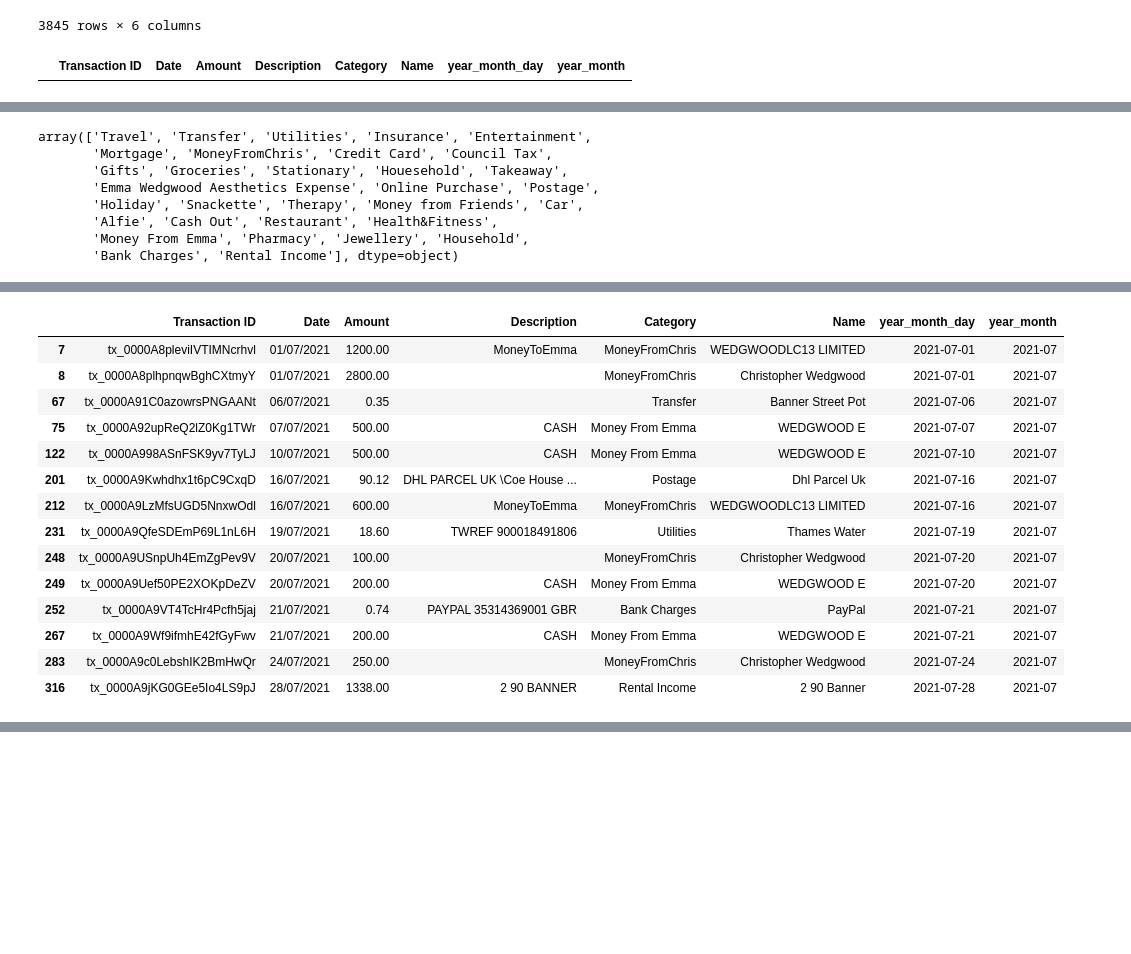
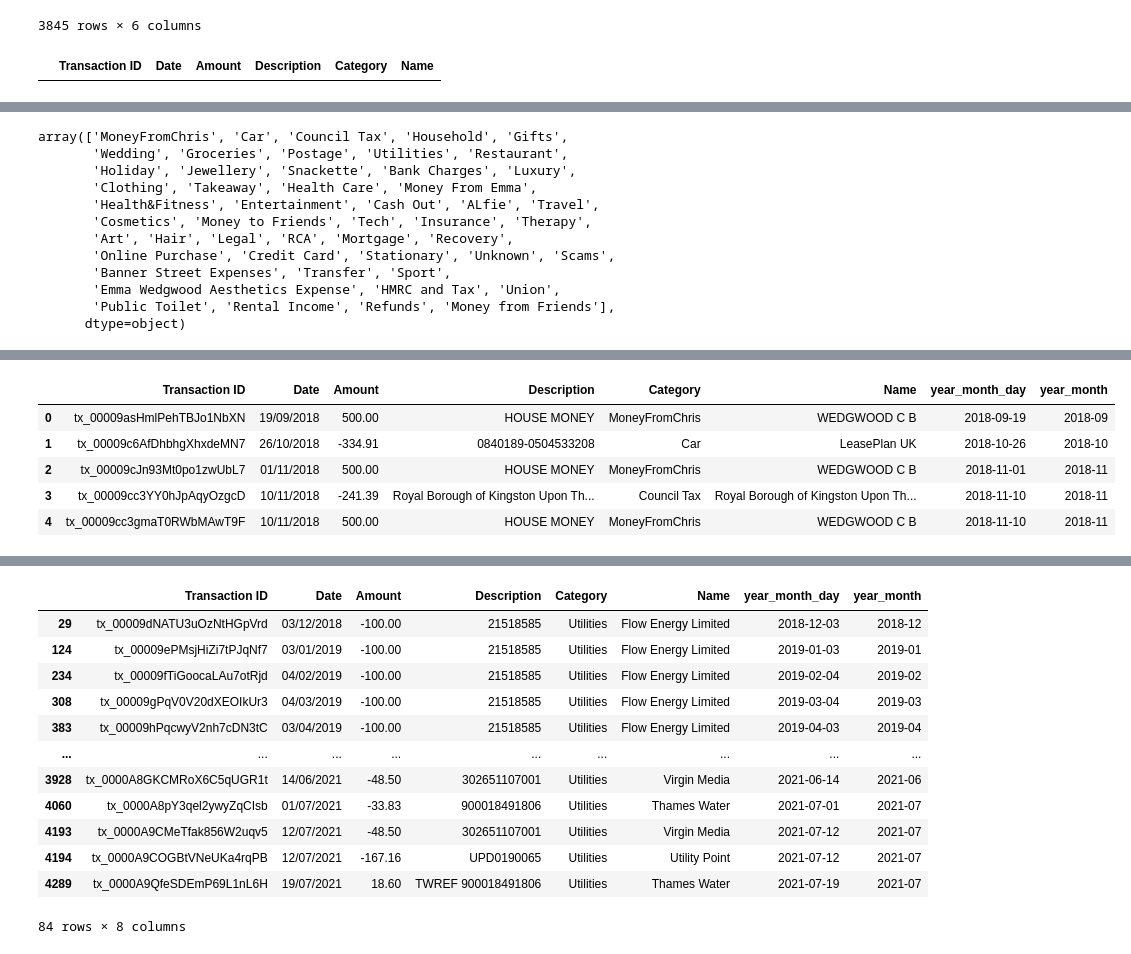
Before and after one commit to chriswedgwood/chriswedgwood, a Jupyter notebook: Finances.ipynb, the cells around one changed output, grey strips where cells are left out. Cells and saved outputs as stored; diff of their text form; code cells hidden in the pictures; blank space fills up the shorter version.

```diff
--- a/Finances.ipynb
+++ b/Finances.ipynb
@@ -79,7 +79,8 @@ df.loc[df['Name'].str.contains('Joannabenfi|Joanna'), ['Category']] = 'Therapy'
 df.loc[df['Name'].str.contains('2 90 Banner'), ['Category']] = 'Rental Income'
 df.loc[df['Name'].str.contains('Plenish Drinks|The Treestone Butchers|Lidl|S And S Food And Wine|Whistle Stop|HAWKS|Marks & Spencer|Waitrose|Tesco|Sainsbury|Co-op|Ada Food Centre|Ocado|Asda|Bevans Butchers'), ['Category']] = 'Groceries'
 df.loc[df['Name'].str.contains('www.party.de|Royal Botanic Garderns|Tickets|Ticketmaster|Rose Theatre|Hayu|Fever Uk|TV|www.vam.ac.uk|City Lit|London Victorians'), ['Category']] = 'Entertainment'
-df.loc[df['Name'].str.contains('B2b Loans & Mortga|Aldermore|Mortgage'), ['Category']] = 'Mortgage'
+df.loc[df['Name'].str.contains('MBNA|Barclaycard|Halifax'), ['Category']] = 'Credit Card'
+df.loc[df['Name'].str.contains('B2b Loans & Mortga|Aldermore|Halifax Mortgages'), ['Category']] = 'Mortgage'
 df.loc[df['Name'].str.contains('AIG Life|Aviva'), ['Category']] = 'Insurance'
 df.loc[df['Name'].str.contains('WEDGWOODLC13|Christopher Wedgwood|WEDGWOOD C|WEDWOODLC13'), ['Category']] = 'MoneyFromChris'
 df.loc[df['Name'].str.contains('Royal Borough|Islington Council'), ['Category']] = 'Council Tax'
@@ -104,7 +105,7 @@ df.loc[df['Name'].str.contains('Phone and Pay|Palace Road|Car Park|Ealing Broadw
 df.loc[df['Name'].str.contains('Royal Park Cf|Service Station|Carpark|Westfield London|Kwik Fit|Quote Me Happy|Windsor and Maidenhead'), ['Category']] = 'Car'
 
 df.loc[df['Name'].str.contains('ATM'), ['Category']] = 'Cash Out'
-df.loc[df['Name'].str.contains('MBNA|Barclaycard|Halifax'), ['Category']] = 'Credit Card'
+
 df.loc[df['Name'].str.contains('The Outnet|Boss Store|Sweatybetty|Hugo Boss|QVC|H&M|Reiss|Moss Kingston|Zara|OFFICE|Marcdarcy|Billabong|Kurt Geiger|Fenwick|Klarna|Clarks|Menstweedsuits'), ['Category']] = 'Clothing'
 df.loc[df['Name'].str.contains('Sk;n Clinics|Sk:n Clinics|Beauty Pie|Rituals|Look Fantastic'), ['Category']] = 'Cosmetics'
 
@@ -185,7 +186,7 @@ df.loc[df['Name'].str.contains('Prentice|Test.com|JOHNSON AC'), ['Category']] =
 
 df[df['Category'] == ''].sort_values(by=['Amount'])
 # %% [output]
-|  | Transaction ID | Date | Amount | Description | Category | Name | year_month_day | year_month |
+|  | Transaction ID | Date | Amount | Description | Category | Name |
 # %%
 
 df['year_month_day'] = pd.to_datetime(df['Date'], format='%d/%m/%Y').dt.strftime('%Y-%m-%d')
@@ -212,14 +213,18 @@ Net_Worth_Chart.show()
 # %%
 df.Category.unique()
 # %% [output]
-array(['Travel', 'Transfer', 'Utilities', 'Insurance', 'Entertainment',
-       'Mortgage', 'MoneyFromChris', 'Credit Card', 'Council Tax',
-       'Gifts', 'Groceries', 'Stationary', 'Houesehold', 'Takeaway',
-       'Emma Wedgwood Aesthetics Expense', 'Online Purchase', 'Postage',
-       'Holiday', 'Snackette', 'Therapy', 'Money from Friends', 'Car',
-       'Alfie', 'Cash Out', 'Restaurant', 'Health&Fitness',
-       'Money From Emma', 'Pharmacy', 'Jewellery', 'Household',
-       'Bank Charges', 'Rental Income'], dtype=object)
+array(['MoneyFromChris', 'Car', 'Council Tax', 'Household', 'Gifts',
+       'Wedding', 'Groceries', 'Postage', 'Utilities', 'Restaurant',
+       'Holiday', 'Jewellery', 'Snackette', 'Bank Charges', 'Luxury',
+       'Clothing', 'Takeaway', 'Health Care', 'Money From Emma',
+       'Health&Fitness', 'Entertainment', 'Cash Out', 'ALfie', 'Travel',
+       'Cosmetics', 'Money to Friends', 'Tech', 'Insurance', 'Therapy',
+       'Art', 'Hair', 'Legal', 'RCA', 'Mortgage', 'Recovery',
+       'Online Purchase', 'Credit Card', 'Stationary', 'Unknown', 'Scams',
+       'Banner Street Expenses', 'Transfer', 'Sport',
+       'Emma Wedgwood Aesthetics Expense', 'HMRC and Tax', 'Union',
+       'Public Toilet', 'Rental Income', 'Refunds', 'Money from Friends'],
+      dtype=object)
 # %%
 df_x = df[(df.Category != "MoneyFromChris") & (df.Category != "Money from Friends") & (df.Category != "Money From Emma")
        & (df.Category != "Rental Income") ].copy()
@@ -232,20 +237,12 @@ Total_Monthly_Expenses_Chart.show()
 # %% [output]
 [interactive output not drawn]
 # %%
+df.head()
 # %% [output]
 |  | Transaction ID | Date | Amount | Description | Category | Name | year_month_day | year_month |
-| 7 | tx_0000A8pleviIVTIMNcrhvl | 01/07/2021 | 1200.00 | MoneyToEmma | MoneyFromChris | WEDGWOODLC13 LIMITED | 2021-07-01 | 2021-07 |
-| 8 | tx_0000A8plhpnqwBghCXtmyY | 01/07/2021 | 2800.00 |  | MoneyFromChris | Christopher Wedgwood | 2021-07-01 | 2021-07 |
-| 67 | tx_0000A91C0azowrsPNGAANt | 06/07/2021 | 0.35 |  | Transfer | Banner Street Pot | 2021-07-06 | 2021-07 |
-| 75 | tx_0000A92upReQ2lZ0Kg1TWr | 07/07/2021 | 500.00 | CASH | Money From Emma | WEDGWOOD E | 2021-07-07 | 2021-07 |
-| 122 | tx_0000A998ASnFSK9yv7TyLJ | 10/07/2021 | 500.00 | CASH | Money From Emma | WEDGWOOD E | 2021-07-10 | 2021-07 |
-| 201 | tx_0000A9Kwhdhx1t6pC9CxqD | 16/07/2021 | 90.12 | DHL PARCEL UK \Coe House ... | Postage | Dhl Parcel Uk | 2021-07-16 | 2021-07 |
-| 212 | tx_0000A9LzMfsUGD5NnxwOdl | 16/07/2021 | 600.00 | MoneyToEmma | MoneyFromChris | WEDGWOODLC13 LIMITED | 2021-07-16 | 2021-07 |
-| 231 | tx_0000A9QfeSDEmP69L1nL6H | 19/07/2021 | 18.60 | TWREF 900018491806 | Utilities | Thames Water | 2021-07-19 | 2021-07 |
-| 248 | tx_0000A9USnpUh4EmZgPev9V | 20/07/2021 | 100.00 |  | MoneyFromChris | Christopher Wedgwood | 2021-07-20 | 2021-07 |
-| 249 | tx_0000A9Uef50PE2XOKpDeZV | 20/07/2021 | 200.00 | CASH | Money From Emma | WEDGWOOD E | 2021-07-20 | 2021-07 |
-| 252 | tx_0000A9VT4TcHr4Pcfh5jaj | 21/07/2021 | 0.74 | PAYPAL 35314369001 GBR | Bank Charges | PayPal | 2021-07-21 | 2021-07 |
-| 267 | tx_0000A9Wf9ifmhE42fGyFwv | 21/07/2021 | 200.00 | CASH | Money From Emma | WEDGWOOD E | 2021-07-21 | 2021-07 |
-| 283 | tx_0000A9c0LebshIK2BmHwQr | 24/07/2021 | 250.00 |  | MoneyFromChris | Christopher Wedgwood | 2021-07-24 | 2021-07 |
-| 316 | tx_0000A9jKG0GEe5Io4LS9pJ | 28/07/2021 | 1338.00 | 2 90 BANNER | Rental Income | 2 90 Banner | 2021-07-28 | 2021-07 |
+| 0 | tx_00009asHmlPehTBJo1NbXN | 19/09/2018 | 500.00 | HOUSE MONEY | MoneyFromChris | WEDGWOOD C B | 2018-09-19 | 2018-09 |
+| 1 | tx_00009c6AfDhbhgXhxdeMN7 | 26/10/2018 | -334.91 | 0840189-0504533208 | Car | LeasePlan UK | 2018-10-26 | 2018-10 |
+| 2 | tx_00009cJn93Mt0po1zwUbL7 | 01/11/2018 | 500.00 | HOUSE MONEY | MoneyFromChris | WEDGWOOD C B | 2018-11-01 | 2018-11 |
+| 3 | tx_00009cc3YY0hJpAqyOzgcD | 10/11/2018 | -241.39 | Royal Borough of Kingston Upon Th... | Council Tax | Royal Borough of Kingston Upon Th... | 2018-11-10 | 2018-11 |
+| 4 | tx_00009cc3gmaT0RWbMAwT9F | 10/11/2018 | 500.00 | HOUSE MONEY | MoneyFromChris | WEDGWOOD C B | 2018-11-10 | 2018-11 |
 # %%
@@ -257,3 +254,20 @@ Expenses_Breakdown_Chart.update_xaxes(title='Date', visible=True, showticklabels
 Expenses_Breakdown_Chart.show()
 # %% [output]
 [interactive output not drawn]
+# %%
+df[df.Amount > 1000 ].sort_values('Amount')
+df[df.Category == 'Utilities']
+# %% [output]
+|  | Transaction ID | Date | Amount | Description | Category | Name | year_month_day | year_month |
+| 29 | tx_00009dNATU3uOzNtHGpVrd | 03/12/2018 | -100.00 | 21518585 | Utilities | Flow Energy Limited | 2018-12-03 | 2018-12 |
+| 124 | tx_00009ePMsjHiZi7tPJqNf7 | 03/01/2019 | -100.00 | 21518585 | Utilities | Flow Energy Limited | 2019-01-03 | 2019-01 |
+| 234 | tx_00009fTiGoocaLAu7otRjd | 04/02/2019 | -100.00 | 21518585 | Utilities | Flow Energy Limited | 2019-02-04 | 2019-02 |
+| 308 | tx_00009gPqV0V20dXEOIkUr3 | 04/03/2019 | -100.00 | 21518585 | Utilities | Flow Energy Limited | 2019-03-04 | 2019-03 |
+| 383 | tx_00009hPqcwyV2nh7cDN3tC | 03/04/2019 | -100.00 | 21518585 | Utilities | Flow Energy Limited | 2019-04-03 | 2019-04 |
+| ... | ... | ... | ... | ... | ... | ... | ... | ... |
+| 3928 | tx_0000A8GKCMRoX6C5qUGR1t | 14/06/2021 | -48.50 | 302651107001 | Utilities | Virgin Media | 2021-06-14 | 2021-06 |
+| 4060 | tx_0000A8pY3qel2ywyZqCIsb | 01/07/2021 | -33.83 | 900018491806 | Utilities | Thames Water | 2021-07-01 | 2021-07 |
+| 4193 | tx_0000A9CMeTfak856W2uqv5 | 12/07/2021 | -48.50 | 302651107001 | Utilities | Virgin Media | 2021-07-12 | 2021-07 |
+| 4194 | tx_0000A9COGBtVNeUKa4rqPB | 12/07/2021 | -167.16 | UPD0190065 | Utilities | Utility Point | 2021-07-12 | 2021-07 |
+| 4289 | tx_0000A9QfeSDEmP69L1nL6H | 19/07/2021 | 18.60 | TWREF 900018491806 | Utilities | Thames Water | 2021-07-19 | 2021-07 |
+84 rows × 8 columns
```
Also changed, not shown: parts of 2 cells of this notebook.
